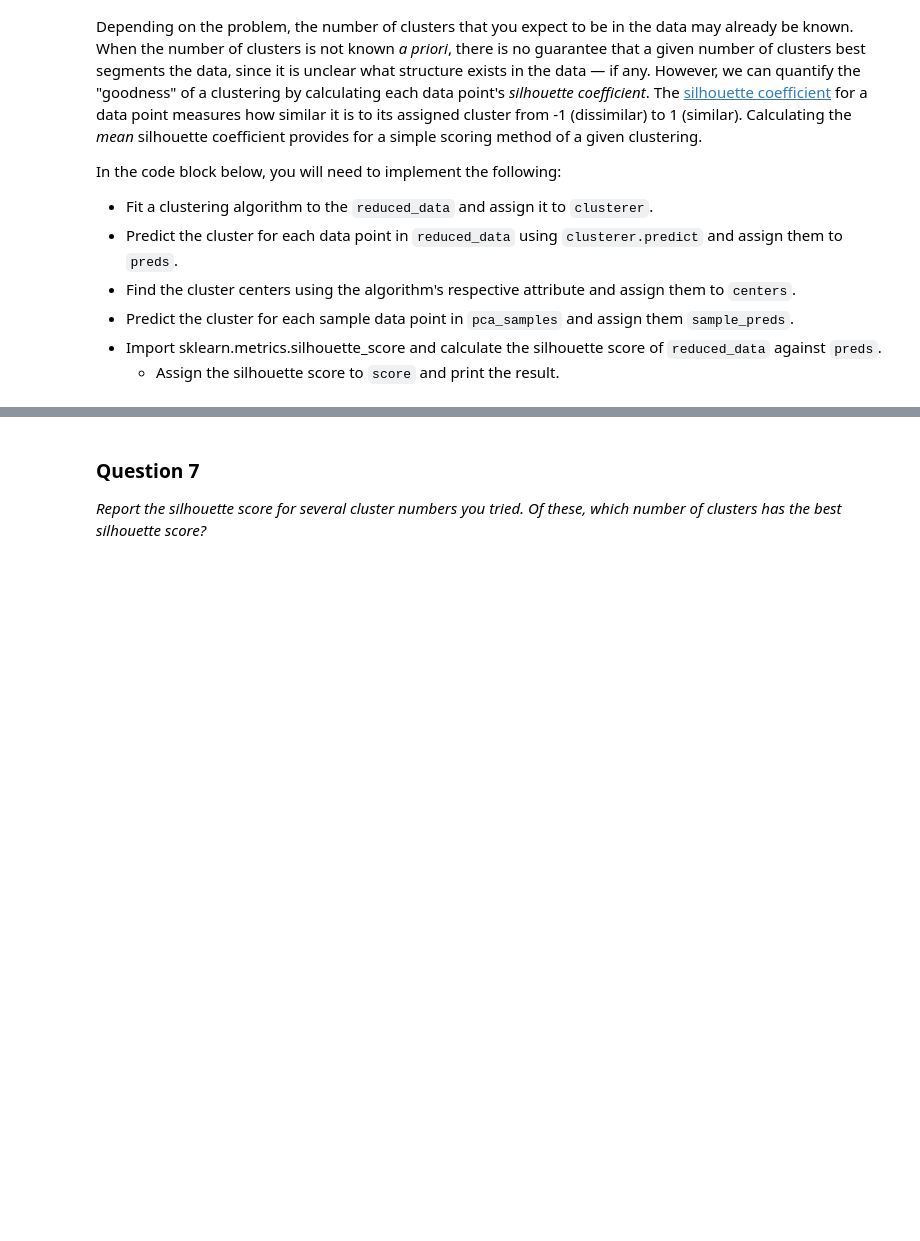
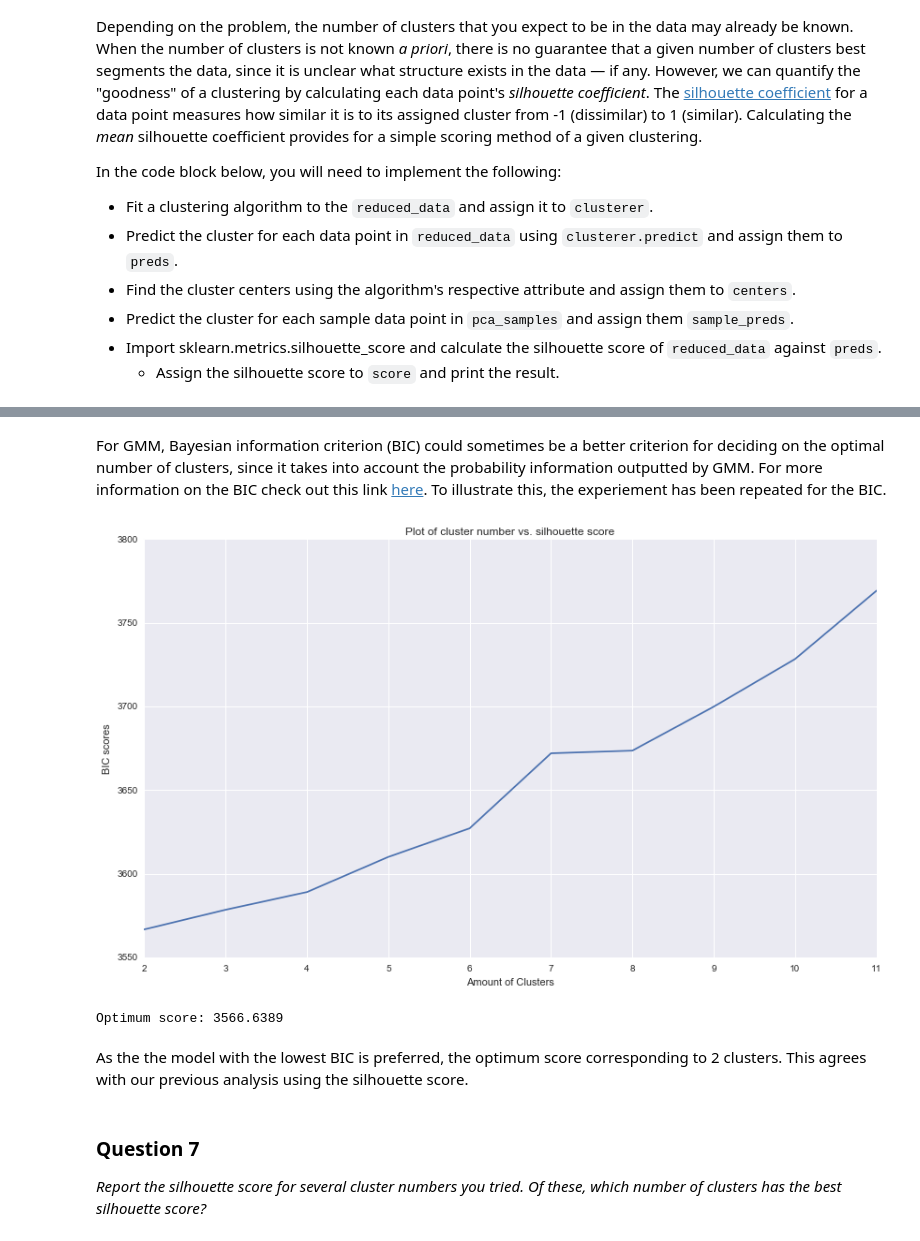
Before and after one commit to t-lanigan/customer-segments, a Jupyter notebook: customer_segments.ipynb, the cells around one changed output, grey strips where cells are left out. Saved outputs shown, nothing was run; the diff lists cells and outputs as text; code cells hidden in the pictures; blank space fills up the shorter version.

```diff
--- a/customer_segments.ipynb
+++ b/customer_segments.ipynb
@@ -568,3 +566,41 @@ plt.show()
+# %% [markdown]
+For GMM, Bayesian information criterion (BIC) could sometimes be a better criterion for deciding on the optimal number of clusters, since it takes into account the probability information outputted by GMM. For more information on the BIC check out this link [here](https://en.wikipedia.org/wiki/Bayesian_information_criterion). To illustrate this, the experiement has been repeated for the BIC.
+# %%
+def score_GMM_BIC(n_clusters):
+    # TODO: Apply your clustering algorithm of choice to the reduced data
+    clusterer = GaussianMixture(n_components=n_clusters, random_state = RAN_STATE).fit(reduced_data)
+
+    # TODO: Predict the cluster for each data point
+    preds = clusterer.predict(reduced_data)
+
+    # TODO: Find the cluster centers
+    centers = clusterer.means_
+
+    # TODO: Predict the cluster for each transformed sample data point
+    sample_preds = clusterer.predict(pca_samples)
+
+    # TODO: Calculate the mean silhouette coefficient for the number of clusters chosen
+    score = clusterer.bic(reduced_data)
+    return score
+
+# Make an array of different silhouette_scores for clusters from 2 to 10.
+GMM_scores = []
+for i in range(2,12):
+    GMM_scores.append(score_GMM_BIC(i))
+
+#Plot silhouette scores for a variety of cluster numbers.
+plt.figure(figsize= FIG_SIZE)
+plt.plot(range(2,12),GMM_scores)
+plt.xlabel('Amount of Clusters')
+plt.ylabel('BIC scores')
+plt.title('Plot of cluster number vs. silhouette score')
+plt.show()
+print 'Optimum score: {:.4f}'.format(min(GMM_scores))
+# %% [output]
+[figure, added]
+Optimum score: 3566.6389
+# %% [markdown]
+As the the model with the lowest BIC is preferred, the optimum score corresponding to 2 clusters. This agrees with our previous analysis using the silhouette score.
 # %% [markdown]
 ### Question 7
 *Report the silhouette score for several cluster numbers you tried. Of these, which number of clusters has the best silhouette score?*
```
Also changed, not shown: parts of 22 cells of this notebook, 11 other files.
